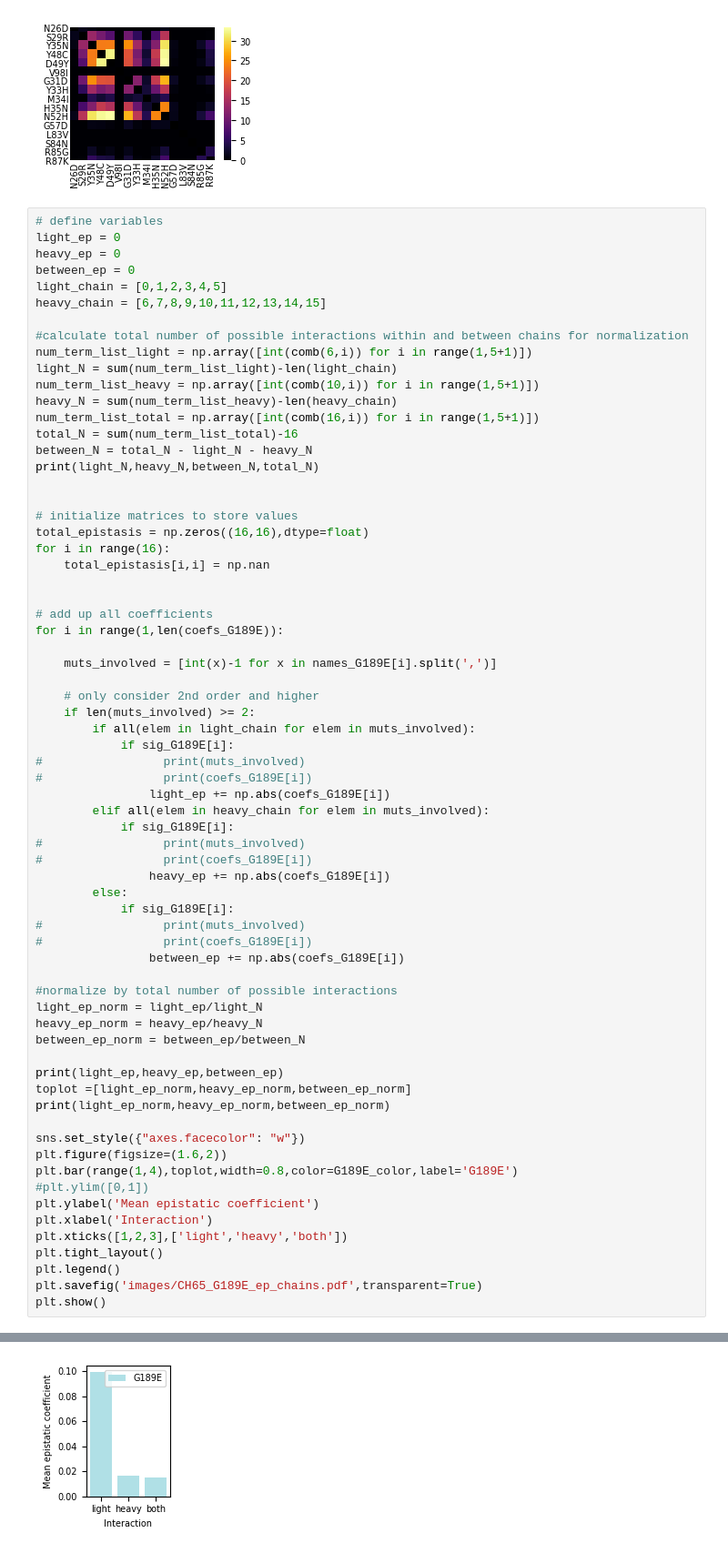
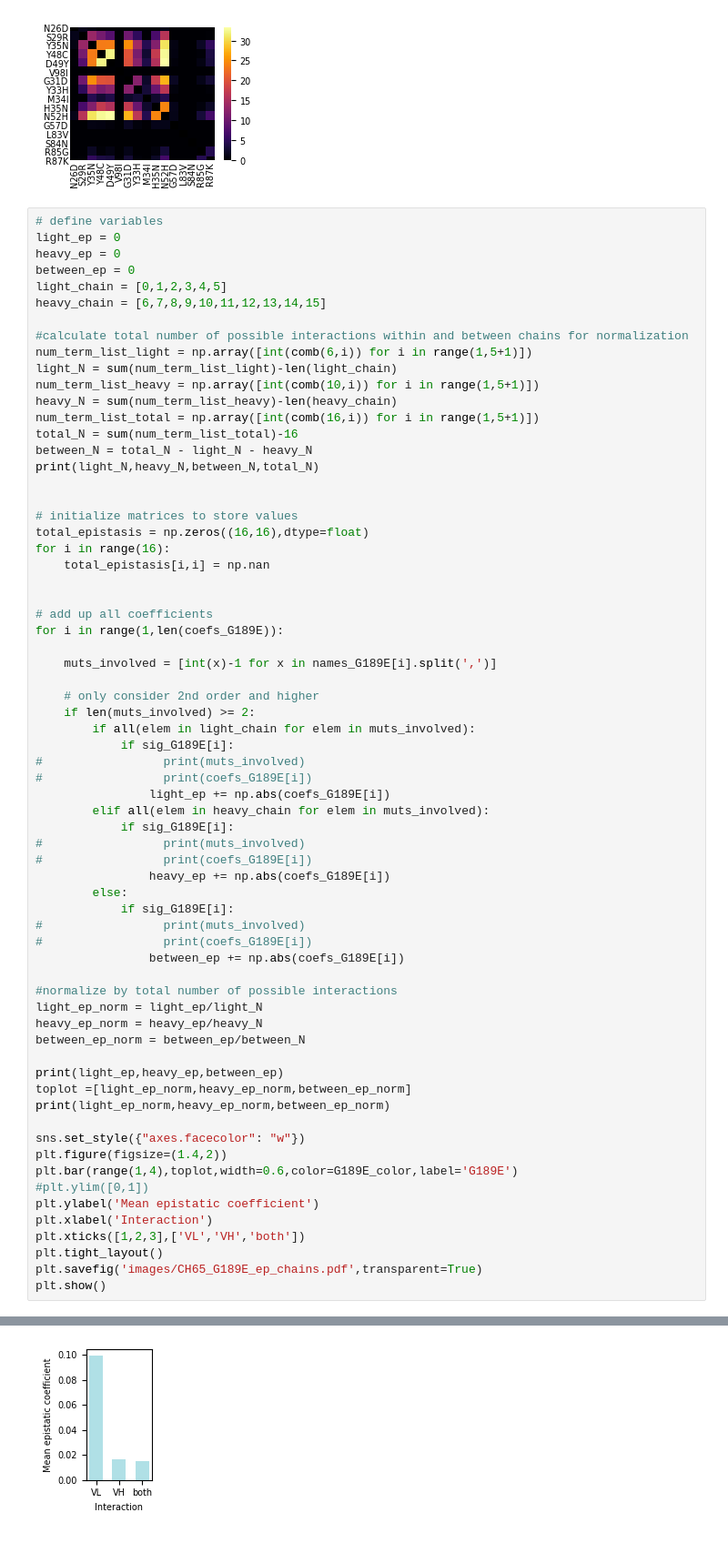
Before and after one commit to Ctharp17/CH65-comblib, a Jupyter notebook: Figures/Epistasis_figures/plot_highorder_biochemical_coefs_CH65.ipynb, the cells around one changed output, grey strips where cells are left out. Shown: that part at 91% size. Saved outputs shown, nothing was run; the diff lists cells and outputs as text.

```diff
--- a/Figures/Epistasis_figures/plot_highorder_biochemical_coefs_CH65.ipynb
+++ b/Figures/Epistasis_figures/plot_highorder_biochemical_coefs_CH65.ipynb
@@ -541,35 +540,34 @@ for i in range(1,len(coefs_G189E)):
             if sig_G189E[i]:
 #                 print(muts_involved)
 #                 print(coefs_G189E[i])
                 heavy_ep += np.abs(coefs_G189E[i])
         else:
             if sig_G189E[i]:
 #                 print(muts_involved)
 #                 print(coefs_G189E[i])
                 between_ep += np.abs(coefs_G189E[i])
 
 #normalize by total number of possible interactions
 light_ep_norm = light_ep/light_N
 heavy_ep_norm = heavy_ep/heavy_N
 between_ep_norm = between_ep/between_N
 
 print(light_ep,heavy_ep,between_ep)
 toplot =[light_ep_norm,heavy_ep_norm,between_ep_norm]
 print(light_ep_norm,heavy_ep_norm,between_ep_norm)
 
 sns.set_style({"axes.facecolor": "w"})
-plt.figure(figsize=(1.6,2))
-plt.bar(range(1,4),toplot,width=0.8,color=G189E_color,label='G189E')
+plt.figure(figsize=(1.4,2))
+plt.bar(range(1,4),toplot,width=0.6,color=G189E_color,label='G189E')
 #plt.ylim([0,1])
 plt.ylabel('Mean epistatic coefficient')
 plt.xlabel('Interaction')
-plt.xticks([1,2,3],['light','heavy','both'])
+plt.xticks([1,2,3],['VL','VH','both'])
 plt.tight_layout()
-plt.legend()
 plt.savefig('images/CH65_G189E_ep_chains.pdf',transparent=True)
 plt.show()
 # %% [output]
 56 627 6185 6868
 5.569227730804128 10.183450921633485 93.28331003893454
 0.09945049519293085 0.01624154851935165 0.01508218432319071
-[figure, old version]
+[figure, new version]
```
Also changed, not shown: parts of 4 cells of this notebook, 19 other files.
